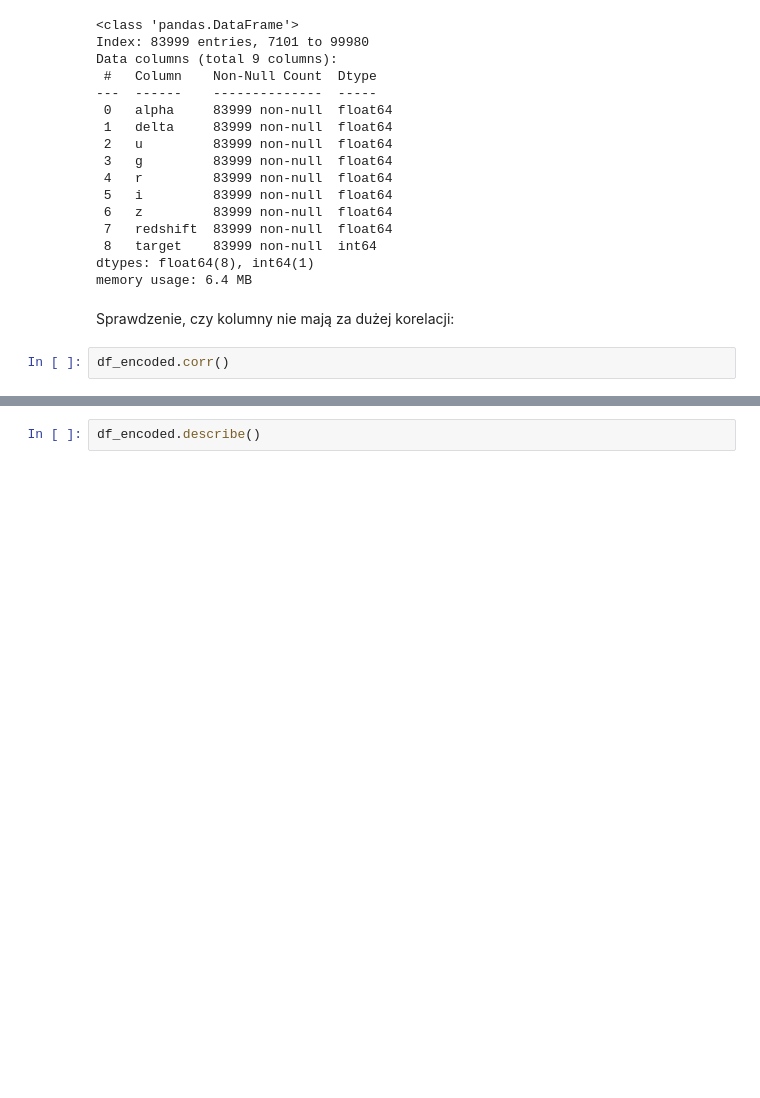
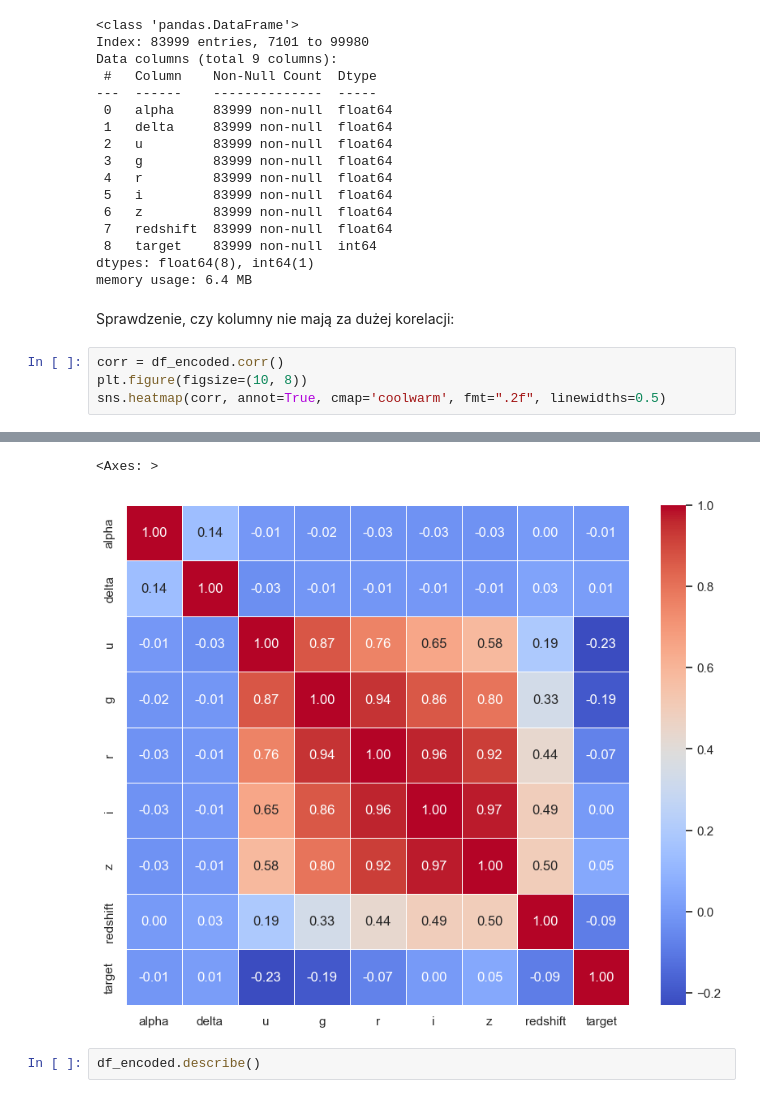
Before and after one commit to Jakarekk/Stellar-classification-xgboost, a Jupyter notebook: xgb.ipynb, the cells around one changed output, grey strips where cells are left out. Cells and saved outputs as stored; diff of their text form; blank space fills up the shorter version.

Commit message:
feat: add heatmap for correlation matrix

```diff
--- a/xgb.ipynb
+++ b/xgb.ipynb
@@ -259,5 +259,7 @@ memory usage: 6.4 MB
 # %% [markdown]
 Sprawdzenie, czy kolumny nie mają za dużej korelacji:
 # %%
-df_encoded.corr()
+corr = df_encoded.corr()
+plt.figure(figsize=(10, 8))
+sns.heatmap(corr, annot=True, cmap='coolwarm', fmt=".2f", linewidths=0.5)
 # %% [output]
@@ -274,3 +266,5 @@ df_encoded.corr()
+<Axes: >
+[figure, added]
 # %%
 df_encoded.describe()
 # %% [output]
```
Also changed, not shown: parts of 2 cells of this notebook.
